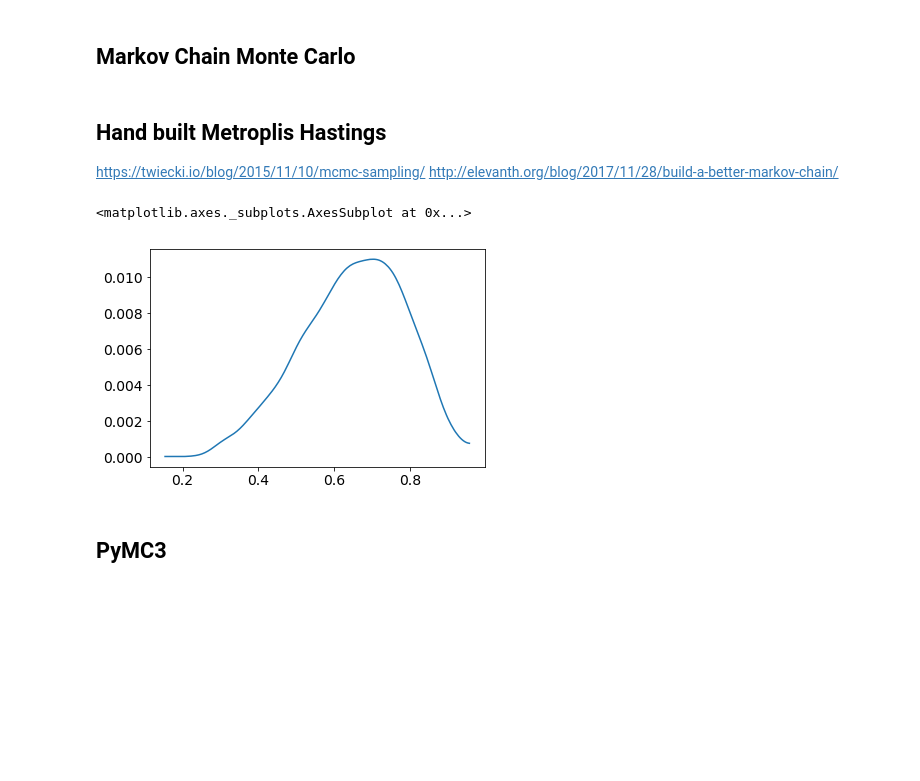
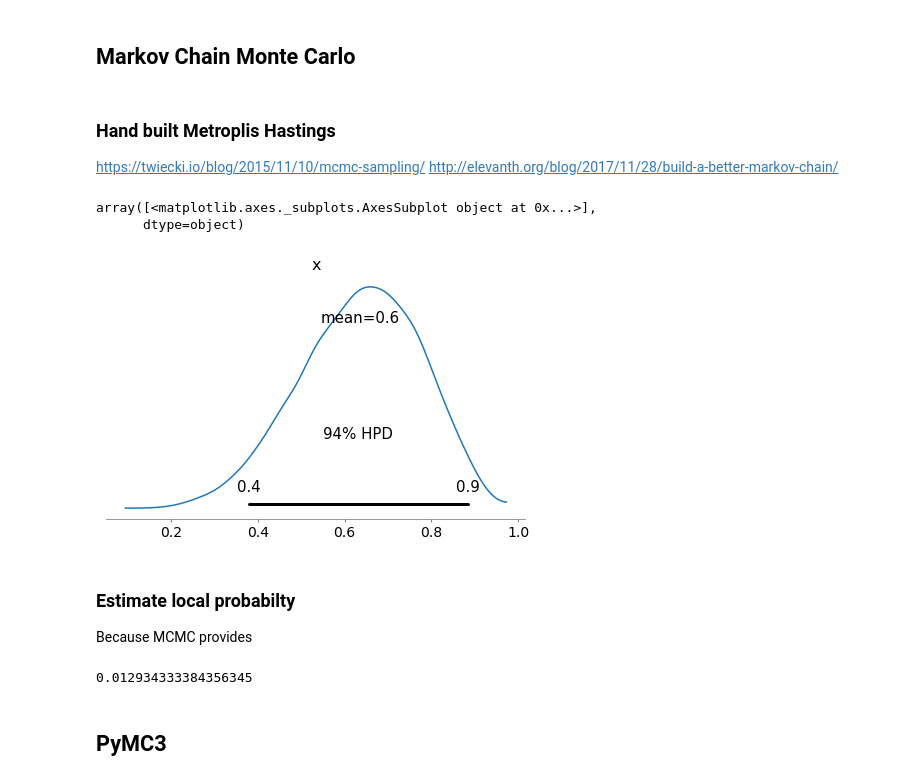
Before and after one commit to canyon289/ProbabilityResources, a Jupyter notebook: cheatsheets/Bayes4Ways.ipynb, the cells around one changed output. Saved outputs shown, nothing was run; the diff lists cells and outputs as text; code cells hidden in the pictures; blank space fills up the shorter version.

```diff
--- a/cheatsheets/Bayes4Ways.ipynb
+++ b/cheatsheets/Bayes4Ways.ipynb
@@ -132,11 +133,11 @@ posterior[20] / posterior[70]
 # %% [markdown]
 ## Markov Chain Monte Carlo
 # %% [markdown]
-## Hand built Metroplis Hastings
+### Hand built Metroplis Hastings
 https://twiecki.io/blog/2015/11/10/mcmc-sampling/
 http://elevanth.org/blog/2017/11/28/build-a-better-markov-chain/
 # %%
-samples = 5000
+samples = 50000
 proposal_width = .1
 p_accept = .5
 
@@ -175,12 +176,27 @@ for i in range(samples):
 
     mh_posterior.append(p_water_current)
 # %%
-az.plot_kde(np.asarray(mh_posterior))
+mh_posterior= np.asarray(mh_posterior)
+az.plot_posterior(mh_posterior)
 # %% [output]
-<matplotlib.axes._subplots.AxesSubplot at 0x...>
+array([<matplotlib.axes._subplots.AxesSubplot object at 0x...>],
+      dtype=object)
-[figure, old version]
+[figure, new version]
 # %%
 np.asarray(mh_posterior)
+# %% [markdown]
+### Estimate local probabilty
+Because MCMC provides
+# %%
+def estimate_prob_ratio_from_samples(mcmc_posterior, prob_1=.2, prob_2=.7, width=.05):
+
+    num_samples_1 = np.sum(np.isclose(prob_1, mcmc_posterior, rtol=0, atol=width))
+    num_samples_2 = np.sum(np.isclose(prob_2, mcmc_posterior, rtol=0, atol=width))
+    return num_samples_1/num_samples_2
+
+estimate_prob_ratio_from_samples(mh_posterior)
+# %% [output]
+0.012934333384356345
 # %% [markdown]
 ## PyMC3
 # %% [markdown]
```
